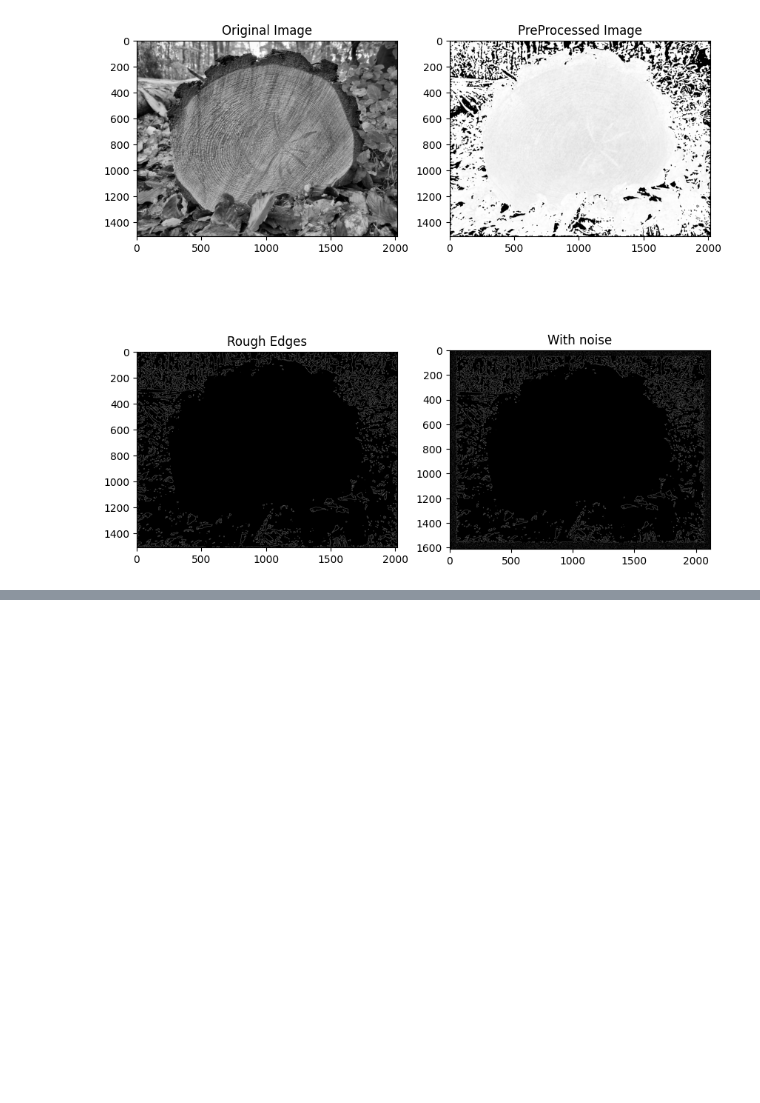
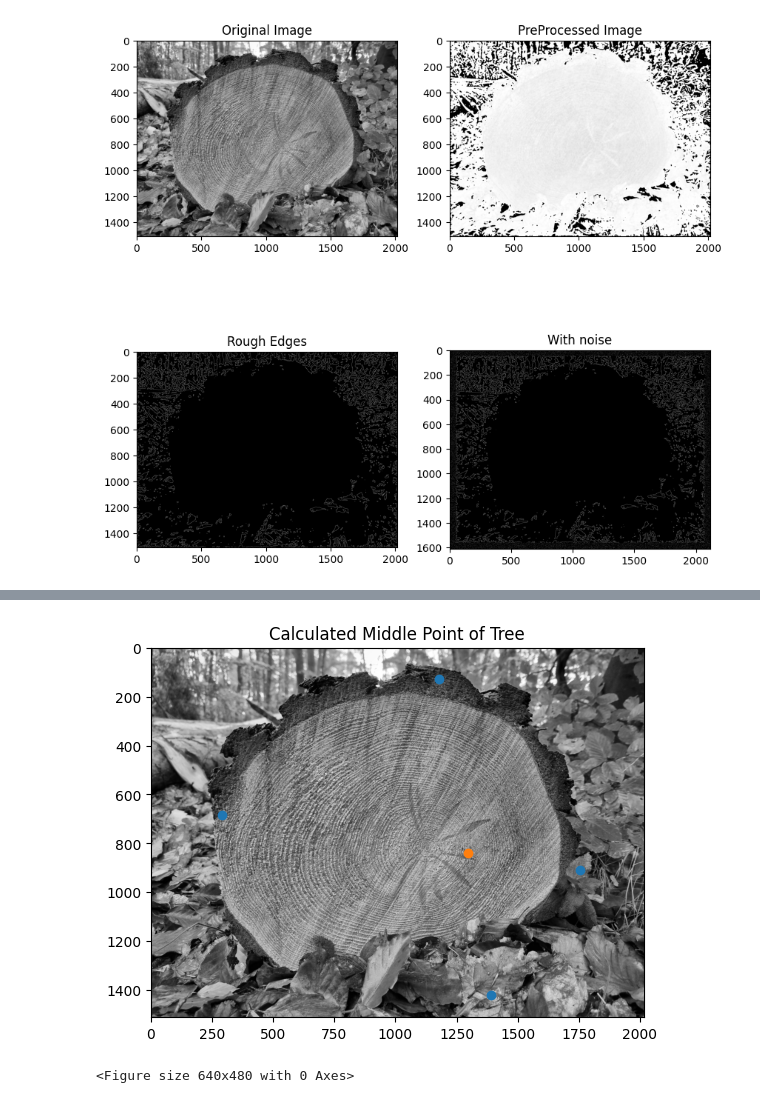
Before and after one commit to TheLoraxxz/DHBW-Mosbach-Digit-Bildverarbeitung-WS2023, a Jupyter notebook: CountRings.ipynb, the cells around one changed output, grey strips where cells are left out. Cells and saved outputs as stored; diff of their text form; code cells hidden in the pictures; blank space fills up the shorter version.

```diff
--- a/CountRings.ipynb
+++ b/CountRings.ipynb
@@ -87,0 +129,11 @@ c = max(cnts, key=cv.contourArea)
+# %%
+plt.gray()
+plt.imshow(img)
+plt.scatter(points[:,0],points[:,1])
+plt.scatter(xIntersec,yIntersec)
+plt.title("Calculated Middle Point of Tree")
+plt.show()
+plt.savefig("./test.tiff")
+# %% [output]
+[figure, added]
+<Figure size 640x480 with 0 Axes>
```
Also changed, not shown: parts of 4 cells of this notebook.
